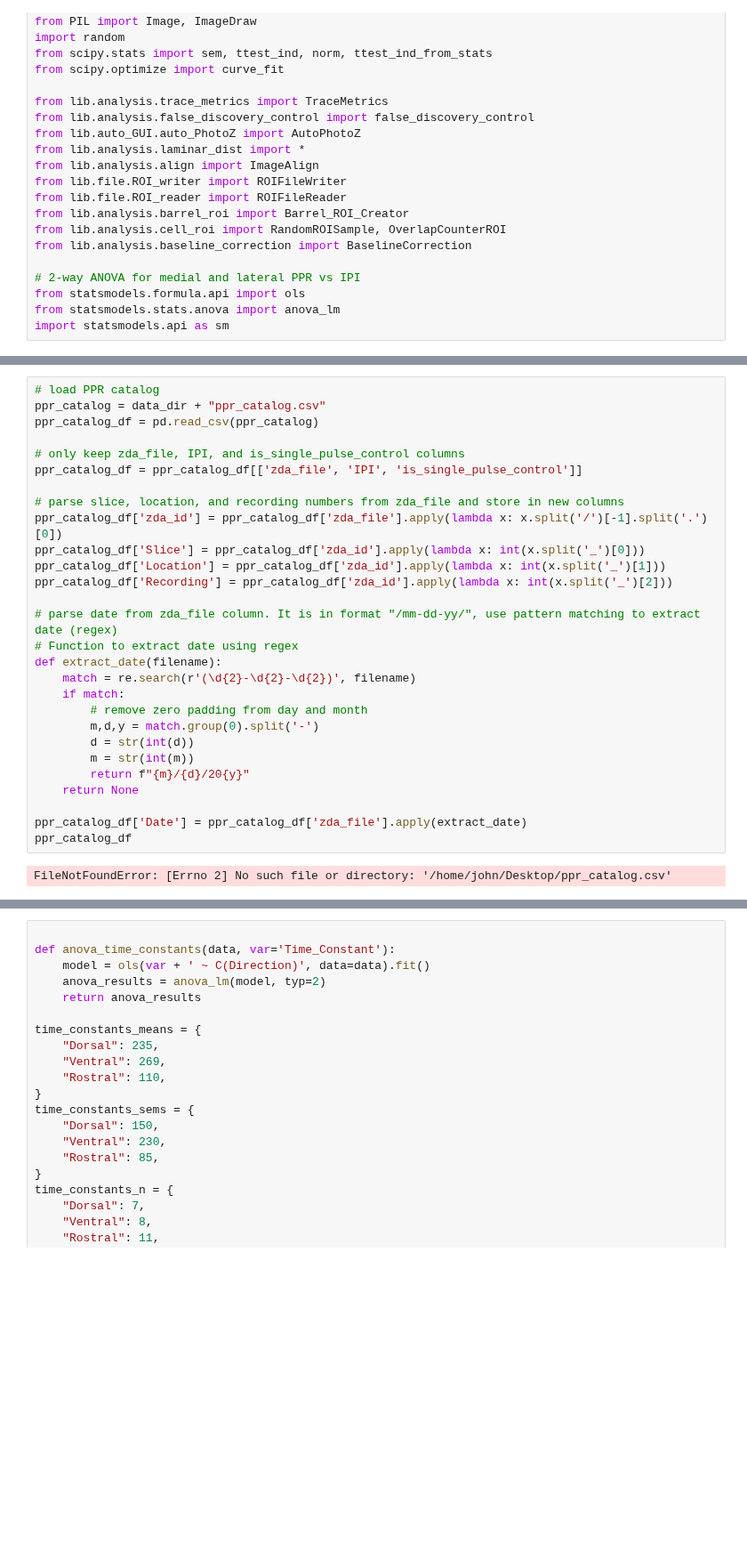
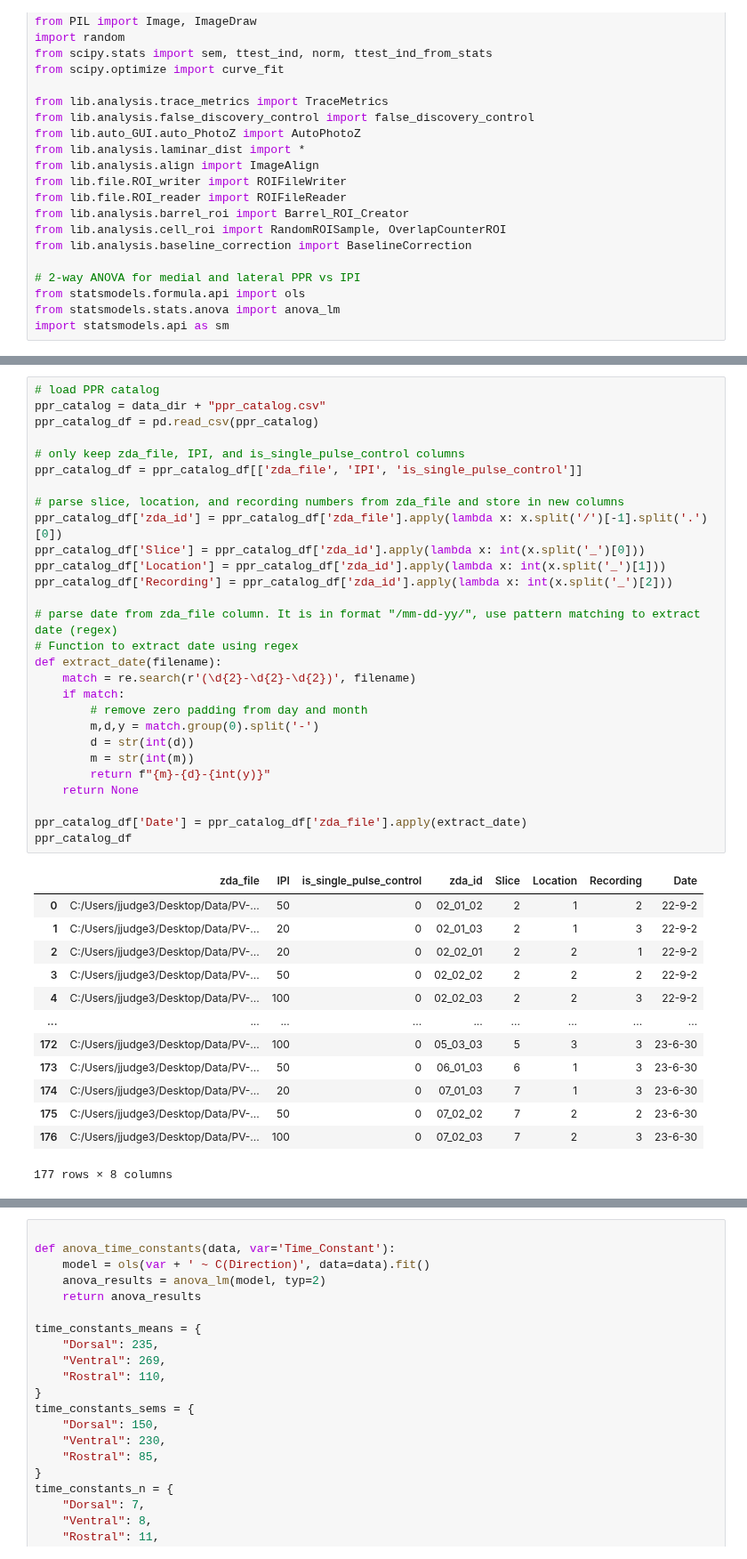
Before and after one commit to john-judge/TSM-to-ZDA, a Jupyter notebook: PPR_PV_anna_Nov2025.ipynb, the cells around one changed output, grey strips where cells are left out. Shown at 89% size. Drawn from its saved outputs; the diff is of its cells as text; blank space fills up the shorter version.

```diff
--- a/PPR_PV_anna_Nov2025.ipynb
+++ b/PPR_PV_anna_Nov2025.ipynb
@@ -62,33 +62,45 @@ ppr_df
 # %%
 # load PPR catalog
 ppr_catalog = data_dir + "ppr_catalog.csv"
 ppr_catalog_df = pd.read_csv(ppr_catalog)
 
 # only keep zda_file, IPI, and is_single_pulse_control columns
 ppr_catalog_df = ppr_catalog_df[['zda_file', 'IPI', 'is_single_pulse_control']]
 
 # parse slice, location, and recording numbers from zda_file and store in new columns
 ppr_catalog_df['zda_id'] = ppr_catalog_df['zda_file'].apply(lambda x: x.split('/')[-1].split('.')[0])
 ppr_catalog_df['Slice'] = ppr_catalog_df['zda_id'].apply(lambda x: int(x.split('_')[0]))
 ppr_catalog_df['Location'] = ppr_catalog_df['zda_id'].apply(lambda x: int(x.split('_')[1]))
 ppr_catalog_df['Recording'] = ppr_catalog_df['zda_id'].apply(lambda x: int(x.split('_')[2]))
 
 # parse date from zda_file column. It is in format "/mm-dd-yy/", use pattern matching to extract date (regex)
 # Function to extract date using regex
 def extract_date(filename):
     match = re.search(r'(\d{2}-\d{2}-\d{2})', filename)
     if match:
         # remove zero padding from day and month
         m,d,y = match.group(0).split('-')
         d = str(int(d))
         m = str(int(m))
-        return f"{m}/{d}/20{y}"
+        return f"{m}-{d}-{int(y)}"
     return None
 
 ppr_catalog_df['Date'] = ppr_catalog_df['zda_file'].apply(extract_date)
 ppr_catalog_df
 # %% [output]
+|  | zda_file | IPI | is_single_pulse_control | zda_id | Slice | Location | Recording | Date |
+| 0 | C:/Users/jjudge3/Desktop/Data/PV-... | 50 | 0 | 02_01_02 | 2 | 1 | 2 | 22-9-2 |
+| 1 | C:/Users/jjudge3/Desktop/Data/PV-... | 20 | 0 | 02_01_03 | 2 | 1 | 3 | 22-9-2 |
+| 2 | C:/Users/jjudge3/Desktop/Data/PV-... | 20 | 0 | 02_02_01 | 2 | 2 | 1 | 22-9-2 |
+| 3 | C:/Users/jjudge3/Desktop/Data/PV-... | 50 | 0 | 02_02_02 | 2 | 2 | 2 | 22-9-2 |
+| 4 | C:/Users/jjudge3/Desktop/Data/PV-... | 100 | 0 | 02_02_03 | 2 | 2 | 3 | 22-9-2 |
+| ... | ... | ... | ... | ... | ... | ... | ... | ... |
+| 172 | C:/Users/jjudge3/Desktop/Data/PV-... | 100 | 0 | 05_03_03 | 5 | 3 | 3 | 23-6-30 |
+| 173 | C:/Users/jjudge3/Desktop/Data/PV-... | 50 | 0 | 06_01_03 | 6 | 1 | 3 | 23-6-30 |
+| 174 | C:/Users/jjudge3/Desktop/Data/PV-... | 20 | 0 | 07_01_03 | 7 | 1 | 3 | 23-6-30 |
+| 175 | C:/Users/jjudge3/Desktop/Data/PV-... | 50 | 0 | 07_02_02 | 7 | 2 | 2 | 23-6-30 |
+| 176 | C:/Users/jjudge3/Desktop/Data/PV-... | 100 | 0 | 07_02_03 | 7 | 2 | 3 | 23-6-30 |
-FileNotFoundError: [Errno 2] No such file or directory: '/home/john/Desktop/ppr_catalog.csv'
+177 rows × 8 columns
 # %%
 def read_array_file(filename):
     data_arr = pd.read_csv(filename,
```
Also changed, not shown: parts of 8 cells of this notebook.
